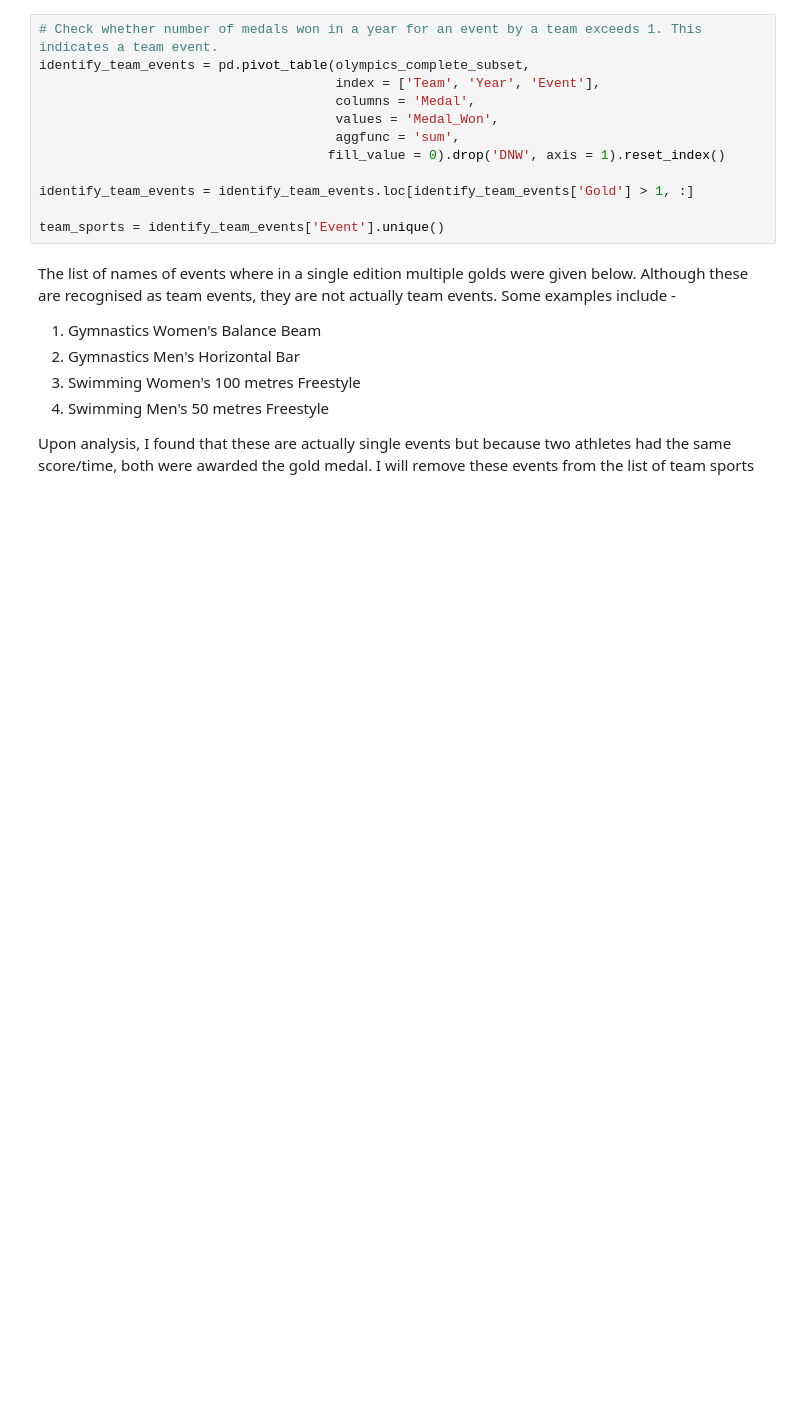
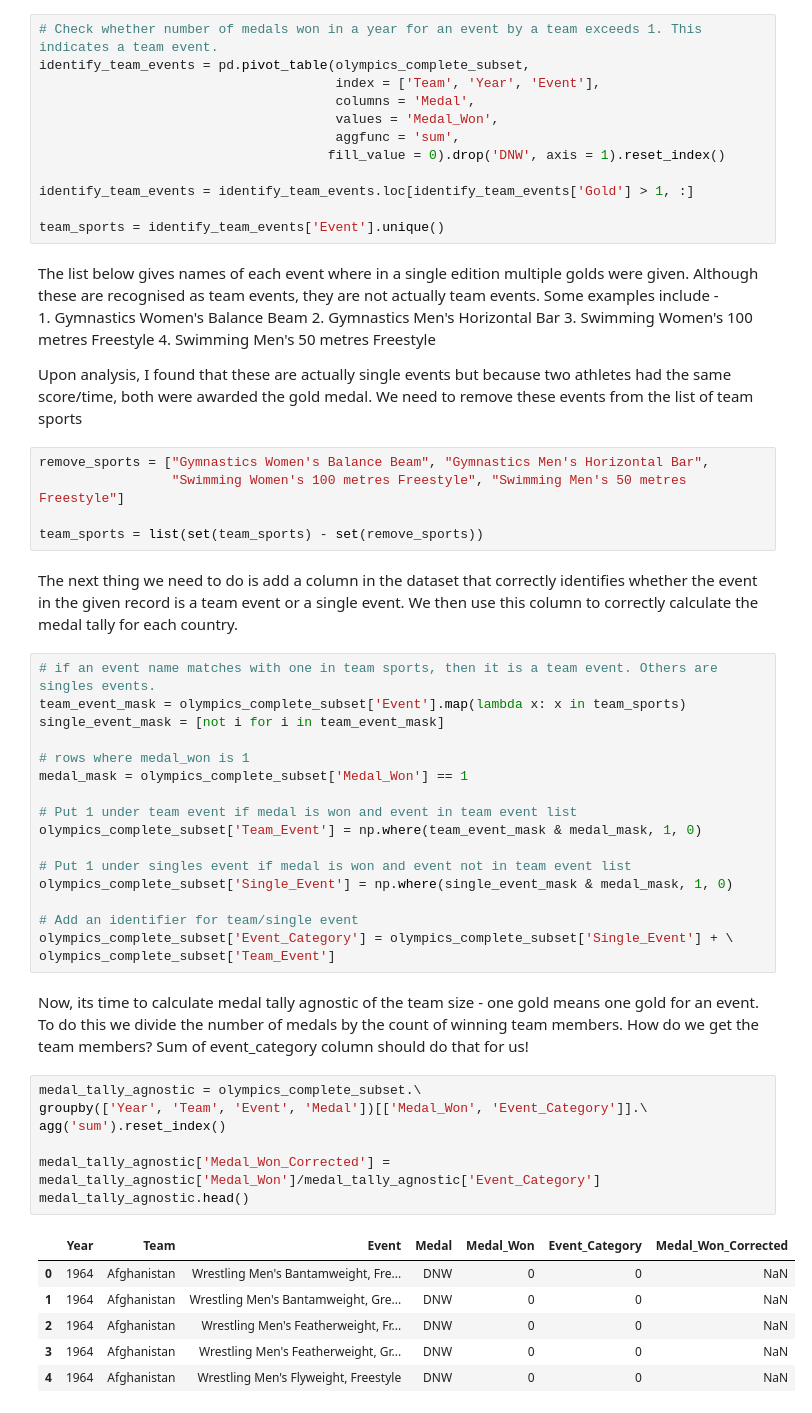
Before and after one commit to ShrutiSurabhi/Banking-Project, a Jupyter notebook: olympics_study/olympics-study.ipynb, the cells around one changed output. Saved outputs shown, nothing was run; the diff lists cells and outputs as text; blank space fills up the shorter version.

```diff
--- a/olympics_study/olympics-study.ipynb
+++ b/olympics_study/olympics-study.ipynb
@@ -193,10 +313,50 @@ identify_team_events = identify_team_events.loc[identify_team_events['Gold'] > 1
 
 team_sports = identify_team_events['Event'].unique()
 # %% [markdown]
-The list of names of events where in a single edition multiple golds were given below. Although these are recognised as team events, they are not actually team events. Some examples include -
-1. Gymnastics Women's Balance Beam
-2. Gymnastics Men's Horizontal Bar
-3. Swimming Women's 100 metres Freestyle
-4. Swimming Men's 50 metres Freestyle
+The list below gives names of each event where in a single edition multiple golds were given. Although these are recognised as team events, they are not actually team events. Some examples include - <br>
+    1. Gymnastics Women's Balance Beam
+    2. Gymnastics Men's Horizontal Bar
+    3. Swimming Women's 100 metres Freestyle
+    4. Swimming Men's 50 metres Freestyle
 
-Upon analysis, I found that these are actually single events but because two athletes had the same score/time, both were awarded the gold medal. I will remove these events from the list of team sports
+Upon analysis, I found that these are actually single events but because two athletes had the same score/time, both were awarded the gold medal. We need to remove these events from the list of team sports
+# %%
+remove_sports = ["Gymnastics Women's Balance Beam", "Gymnastics Men's Horizontal Bar",
+                 "Swimming Women's 100 metres Freestyle", "Swimming Men's 50 metres Freestyle"]
+
+team_sports = list(set(team_sports) - set(remove_sports))
+# %% [markdown]
+The next thing we need to do is add a column in the dataset that correctly identifies whether the event in the given record is a team event or a single event. We then use this column to correctly calculate the medal tally for each country.
+# %%
+# if an event name matches with one in team sports, then it is a team event. Others are singles events.
+team_event_mask = olympics_complete_subset['Event'].map(lambda x: x in team_sports)
+single_event_mask = [not i for i in team_event_mask]
+
+# rows where medal_won is 1
+medal_mask = olympics_complete_subset['Medal_Won'] == 1
+
+# Put 1 under team event if medal is won and event in team event list
+olympics_complete_subset['Team_Event'] = np.where(team_event_mask & medal_mask, 1, 0)
+
+# Put 1 under singles event if medal is won and event not in team event list
+olympics_complete_subset['Single_Event'] = np.where(single_event_mask & medal_mask, 1, 0)
+
+# Add an identifier for team/single event
+olympics_complete_subset['Event_Category'] = olympics_complete_subset['Single_Event'] + \
+olympics_complete_subset['Team_Event']
+# %% [markdown]
+Now, its time to calculate medal tally agnostic of the team size - one gold means one gold for an event. To do this we divide the number of medals by the count of winning team members. How do we get the team members? Sum of event_category column should do that for us!
+# %%
+medal_tally_agnostic = olympics_complete_subset.\
+groupby(['Year', 'Team', 'Event', 'Medal'])[['Medal_Won', 'Event_Category']].\
+agg('sum').reset_index()
+
+medal_tally_agnostic['Medal_Won_Corrected'] = medal_tally_agnostic['Medal_Won']/medal_tally_agnostic['Event_Category']
+medal_tally_agnostic.head()
+# %% [output]
+|  | Year | Team | Event | Medal | Medal_Won | Event_Category | Medal_Won_Corrected |
+| 0 | 1964 | Afghanistan | Wrestling Men's Bantamweight, Fre... | DNW | 0 | 0 | NaN |
+| 1 | 1964 | Afghanistan | Wrestling Men's Bantamweight, Gre... | DNW | 0 | 0 | NaN |
+| 2 | 1964 | Afghanistan | Wrestling Men's Featherweight, Fr... | DNW | 0 | 0 | NaN |
+| 3 | 1964 | Afghanistan | Wrestling Men's Featherweight, Gr... | DNW | 0 | 0 | NaN |
+| 4 | 1964 | Afghanistan | Wrestling Men's Flyweight, Freestyle | DNW | 0 | 0 | NaN |
```
Also changed, not shown: parts of 27 cells of this notebook.
